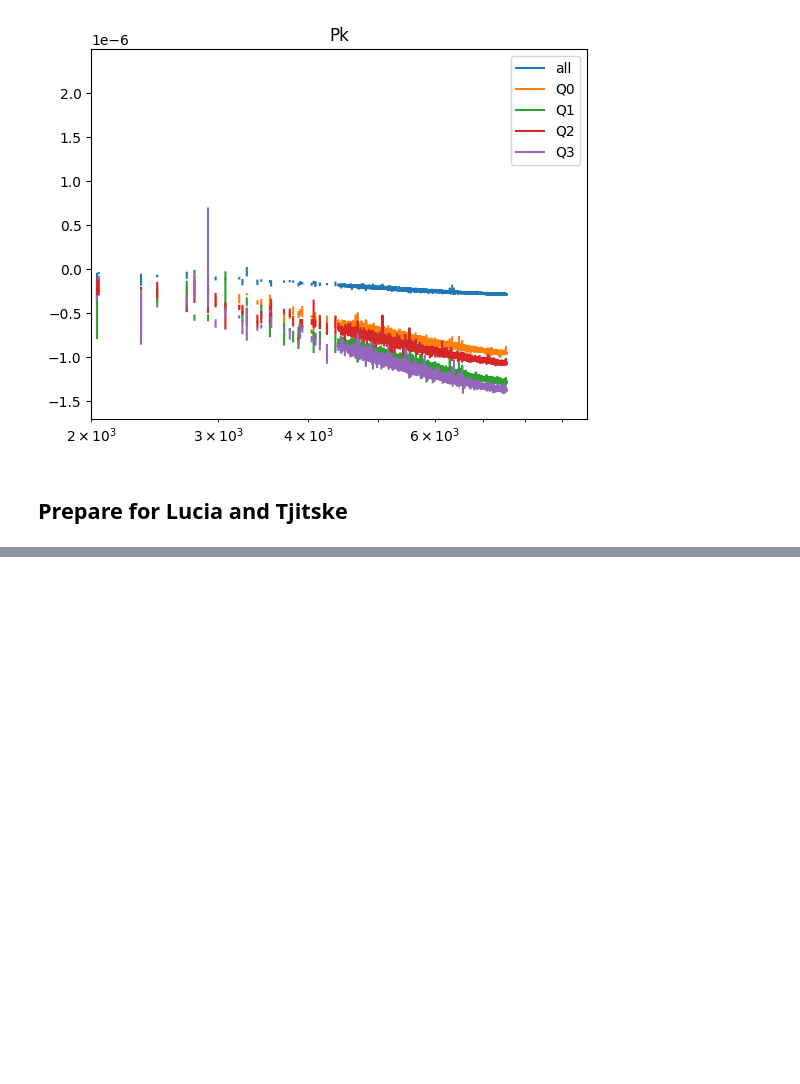
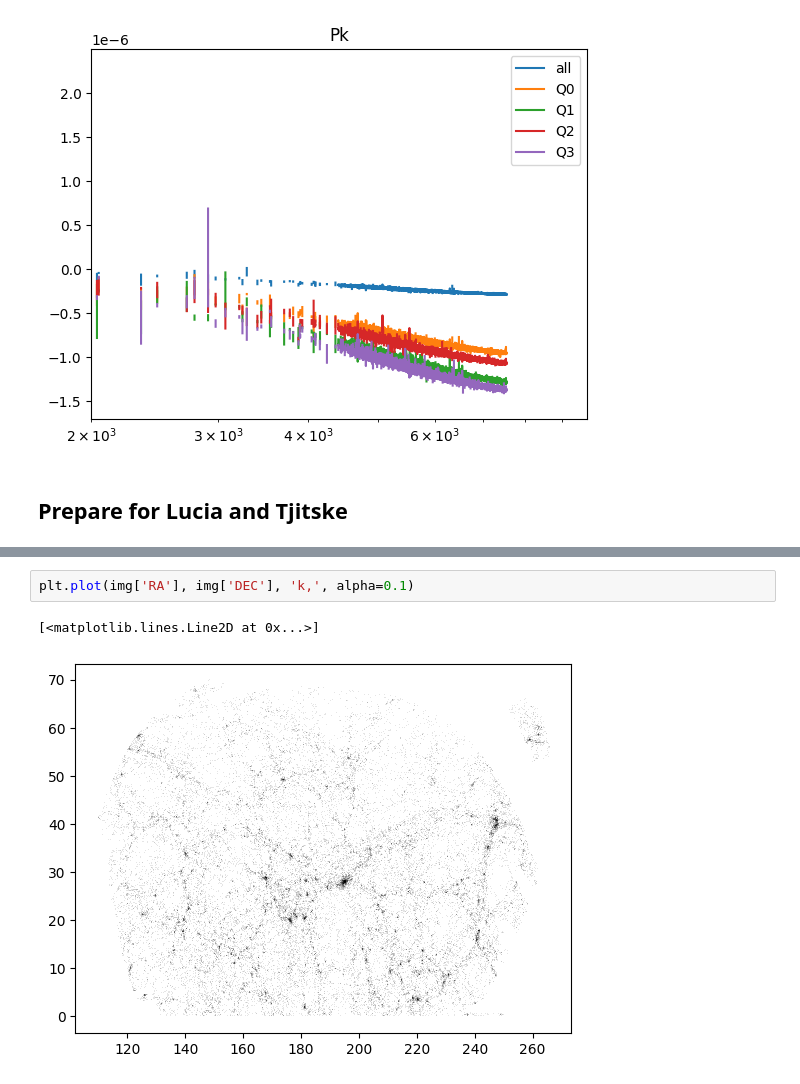
Before and after one commit to maho3/ltu-connect, a Jupyter notebook: sdss_mgs/explore_mgs.ipynb, the cells around one changed output, grey strips where cells are left out. Drawn from its saved outputs; the diff is of its cells as text; blank space fills up the shorter version.

```diff
--- a/sdss_mgs/explore_mgs.ipynb
+++ b/sdss_mgs/explore_mgs.ipynb
@@ -494,0 +563,5 @@ Text(0.5, 1.0, 'Pk')
+# %%
+plt.plot(img['RA'], img['DEC'], 'k,', alpha=0.1)
+# %% [output]
+[<matplotlib.lines.Line2D at 0x...>]
+[figure, added]
```
Also changed, not shown: parts of 10 cells of this notebook.
